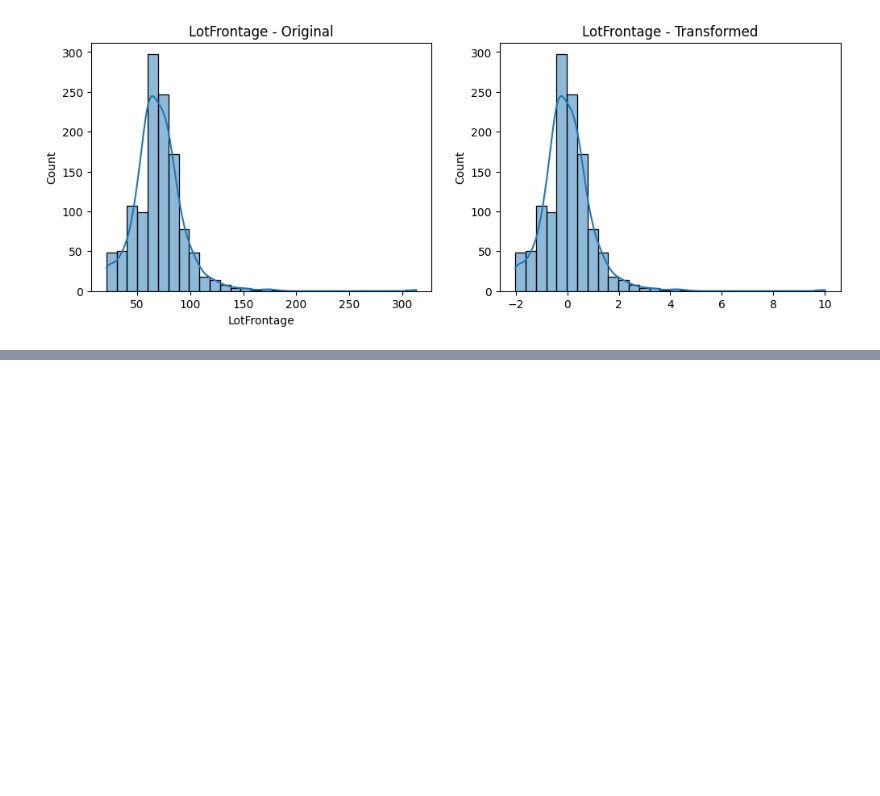
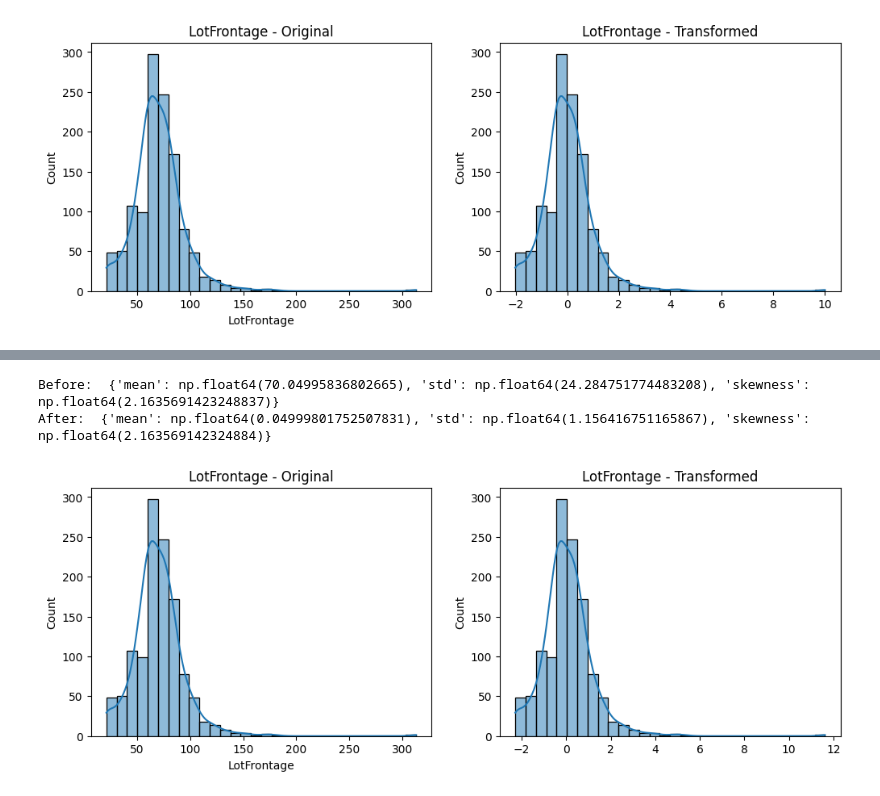
Before and after one commit to KG1234567/Feature-Engineering, a Jupyter notebook: 02-05-2026/02-05-2026.ipynb, the cells around one changed output, grey strips where cells are left out. Saved outputs shown, nothing was run; the diff lists cells and outputs as text; code cells hidden in the pictures; blank space fills up the shorter version.

```diff
--- a/02-05-2026/02-05-2026.ipynb
+++ b/02-05-2026/02-05-2026.ipynb
@@ -750,0 +779,11 @@ After:  {'mean': np.float64(-2.677107310003708e-16), 'std': np.float64(1.0004165
+# %%
+col = "LotFrontage"
+scaler = RobustScaler()
+lot_scaled = scaler.fit_transform(df[[col]])
+print("Before: ", summary_stats(df[col].dropna()))
+print("After: ", summary_stats(pd.Series(lot_scaled.flatten())))
+compare_distribution(df[col].dropna(), lot_scaled.flatten(), col)
+# %% [output]
+Before:  {'mean': np.float64(70.04995836802665), 'std': np.float64(24.284751774483208), 'skewness': np.float64(2.1635691423248837)}
+After:  {'mean': np.float64(0.04999801752507831), 'std': np.float64(1.156416751165867), 'skewness': np.float64(2.163569142324884)}
+[figure, added]
```
Also changed, not shown: parts of 2 cells of this notebook.
